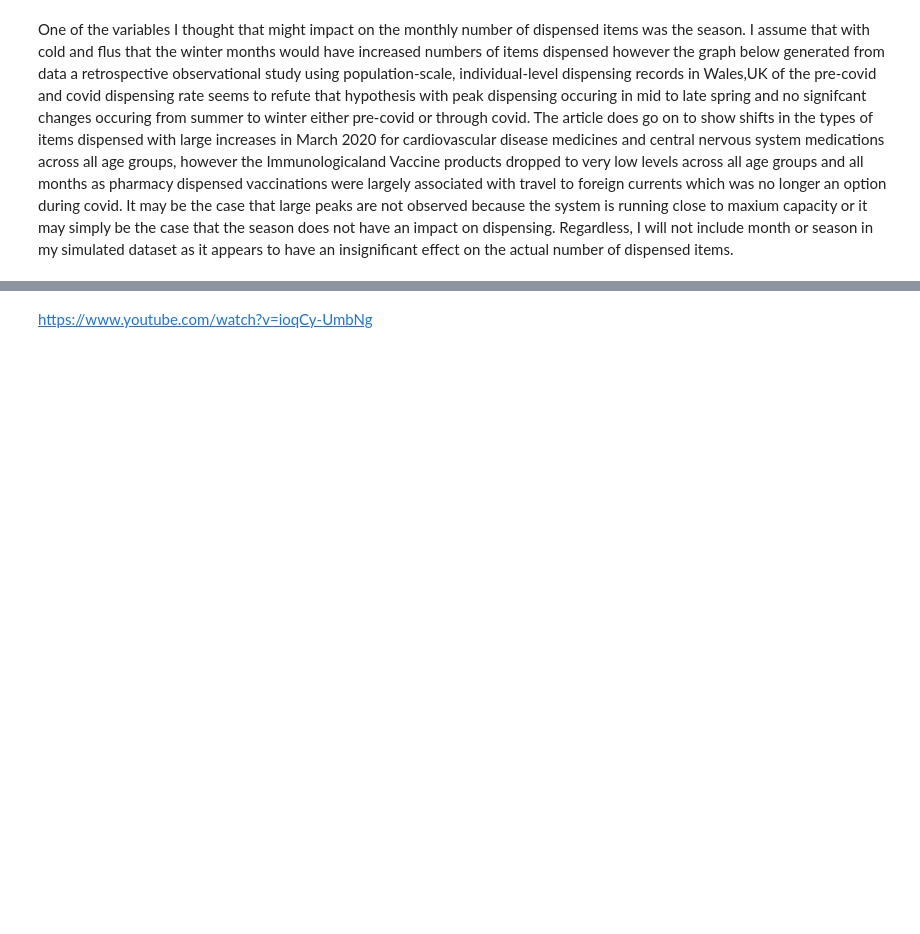
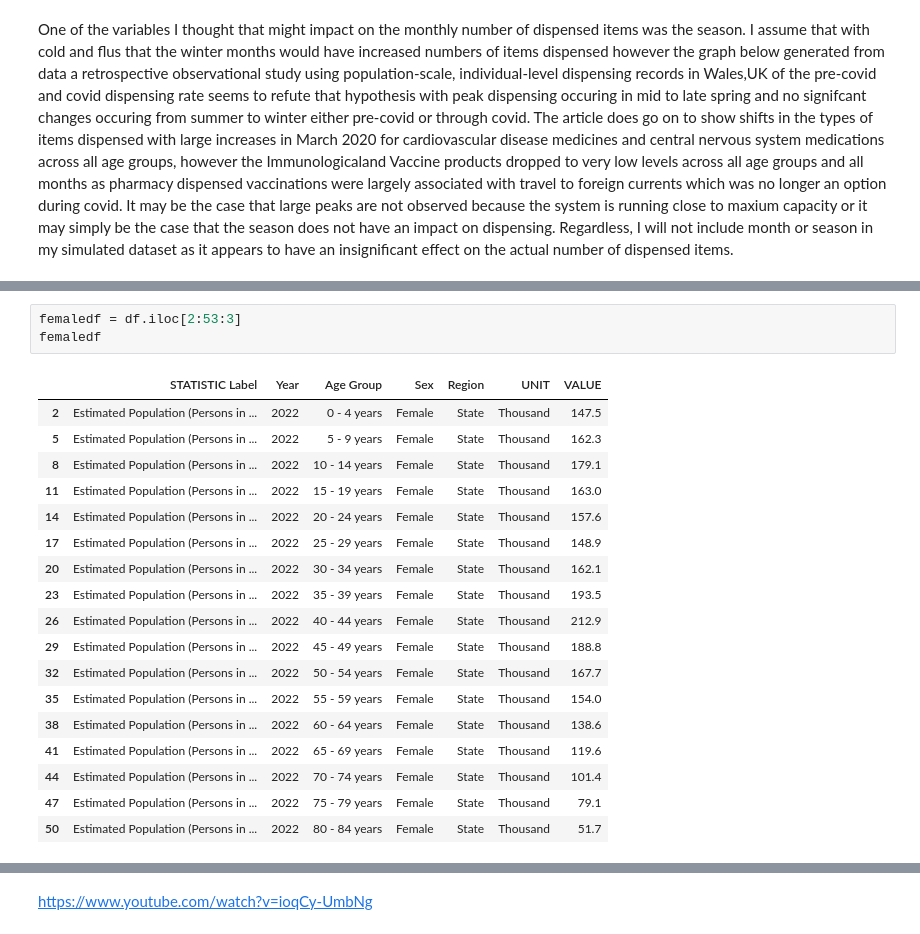
Before and after one commit to BridK02/PfDA-assignment, a Jupyter notebook: PfDA_Assignment.ipynb, the cells around one changed output, grey strips where cells are left out. Drawn from its saved outputs; the diff is of its cells as text; blank space fills up the shorter version.

```diff
--- a/PfDA_Assignment.ipynb
+++ b/PfDA_Assignment.ipynb
@@ -198,0 +303,22 @@ Total number of dispensed items per month of the year and relative changes -in 2
+# %%
+femaledf = df.iloc[2:53:3]
+femaledf
+# %% [output]
+|  | STATISTIC Label | Year | Age Group | Sex | Region | UNIT | VALUE |
+| 2 | Estimated Population (Persons in ... | 2022 | 0 - 4 years | Female | State | Thousand | 147.5 |
+| 5 | Estimated Population (Persons in ... | 2022 | 5 - 9 years | Female | State | Thousand | 162.3 |
+| 8 | Estimated Population (Persons in ... | 2022 | 10 - 14 years | Female | State | Thousand | 179.1 |
+| 11 | Estimated Population (Persons in ... | 2022 | 15 - 19 years | Female | State | Thousand | 163.0 |
+| 14 | Estimated Population (Persons in ... | 2022 | 20 - 24 years | Female | State | Thousand | 157.6 |
+| 17 | Estimated Population (Persons in ... | 2022 | 25 - 29 years | Female | State | Thousand | 148.9 |
+| 20 | Estimated Population (Persons in ... | 2022 | 30 - 34 years | Female | State | Thousand | 162.1 |
+| 23 | Estimated Population (Persons in ... | 2022 | 35 - 39 years | Female | State | Thousand | 193.5 |
+| 26 | Estimated Population (Persons in ... | 2022 | 40 - 44 years | Female | State | Thousand | 212.9 |
+| 29 | Estimated Population (Persons in ... | 2022 | 45 - 49 years | Female | State | Thousand | 188.8 |
+| 32 | Estimated Population (Persons in ... | 2022 | 50 - 54 years | Female | State | Thousand | 167.7 |
+| 35 | Estimated Population (Persons in ... | 2022 | 55 - 59 years | Female | State | Thousand | 154.0 |
+| 38 | Estimated Population (Persons in ... | 2022 | 60 - 64 years | Female | State | Thousand | 138.6 |
+| 41 | Estimated Population (Persons in ... | 2022 | 65 - 69 years | Female | State | Thousand | 119.6 |
+| 44 | Estimated Population (Persons in ... | 2022 | 70 - 74 years | Female | State | Thousand | 101.4 |
+| 47 | Estimated Population (Persons in ... | 2022 | 75 - 79 years | Female | State | Thousand | 79.1 |
+| 50 | Estimated Population (Persons in ... | 2022 | 80 - 84 years | Female | State | Thousand | 51.7 |
```
Also changed, not shown: parts of 12 cells of this notebook, 1 other file.
